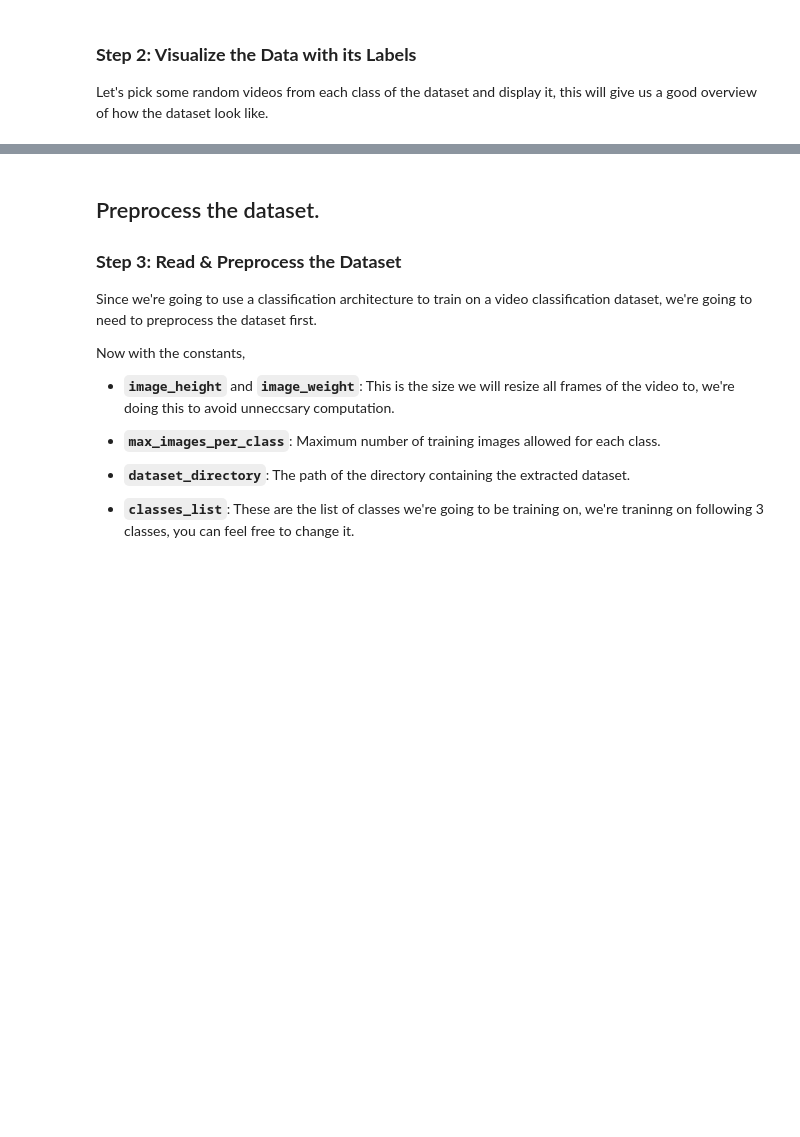
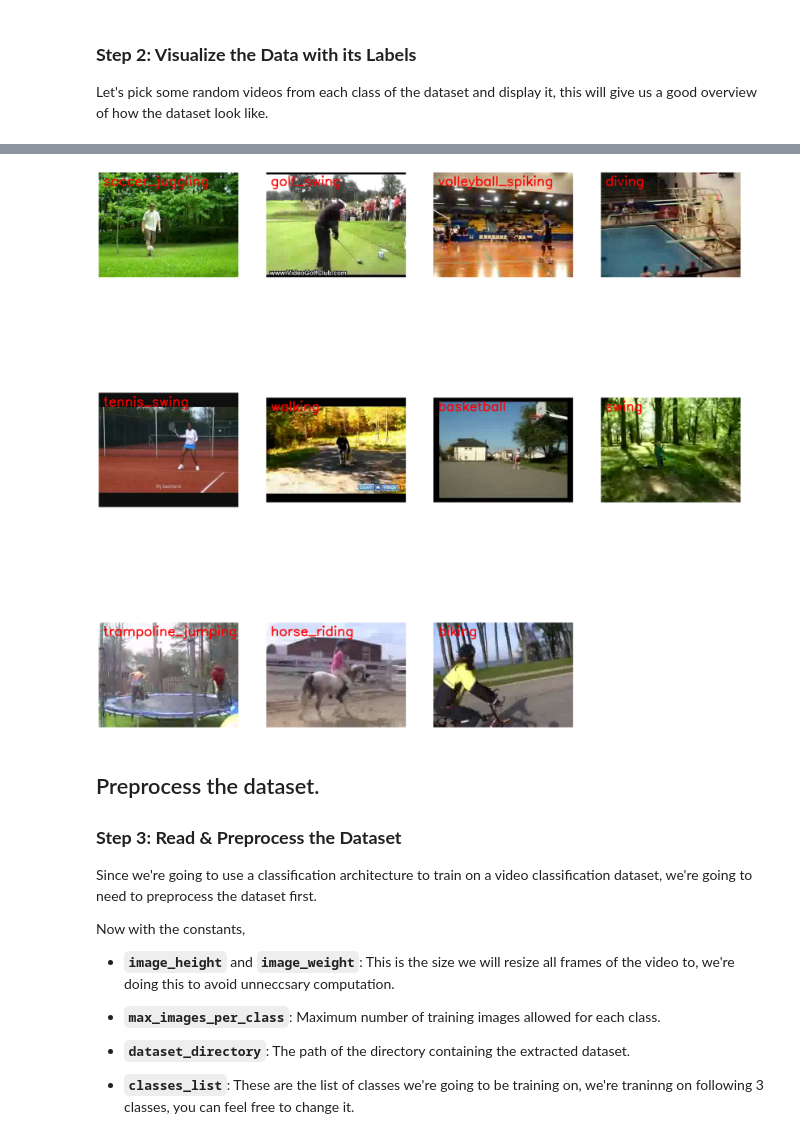
Before and after one commit to loulyp/arti560-computer-vision-labs, a Jupyter notebook: lab07-action-recognition/lab07-action-recognition-exercise.ipynb, the cells around one changed output, grey strips where cells are left out. Drawn from its saved outputs; the diff is of its cells as text; code cells hidden in the pictures; blank space fills up the shorter version.

```diff
--- a/lab07-action-recognition/lab07-action-recognition-exercise.ipynb
+++ b/lab07-action-recognition/lab07-action-recognition-exercise.ipynb
@@ -134,3 +89,61 @@ for counter, random_index in enumerate(random_range, 1):
+# %%
+plt.figure(figsize = (30, 30))
+
+# Correct base path
+base_path = 'UCF11_updated_mpg/UCF11_updated_mpg'
+
+# Get Names of all classes
+all_classes_names = [c for c in os.listdir(base_path) if not c.startswith('.')]
+
+random_range = random.sample(range(len(all_classes_names)), len(all_classes_names))
+
+for counter, random_index in enumerate(random_range, 1):
+
+    # Getting Class Name using Random Index
+    selected_class_Name = all_classes_names[random_index]
+
+    # Getting a list of all GROUP folders in a Class Directory, skip Annotation and hidden files
+    group_folders_list = [g for g in os.listdir(f'{base_path}/{selected_class_Name}')
+                          if not g.startswith('.') and g != 'Annotation']
+
+    # Randomly selecting a GROUP folder
+    selected_group = random.choice(group_folders_list)
+
+    # Get actual .mpg video files directly inside the group folder
+    video_files_names_list = [v for v in os.listdir(f'{base_path}/{selected_class_Name}/{selected_group}')
+                               if v.endswith('.mpg')]
+
+    # Skip if no valid videos found
+    if not video_files_names_list:
+        continue
+
+    selected_video_file_name = random.choice(video_files_names_list)
+
+    # Reading the Video File Using the Video Capture
+    video_reader = cv2.VideoCapture(f'{base_path}/{selected_class_Name}/{selected_group}/{selected_video_file_name}')
+
+    # Reading The First Frame of the Video File
+    _, bgr_frame = video_reader.read()
+
+    # Closing the VideoCapture object and releasing all resources.
+    video_reader.release()
+
+    # Skip if frame is empty
+    if bgr_frame is None:
+        continue
+
+    # Converting the BGR Frame to RGB Frame
+    rgb_frame = cv2.cvtColor(bgr_frame, cv2.COLOR_BGR2RGB)
+
+    # Adding The Class Name Text on top of the Video Frame.
+    cv2.putText(rgb_frame, selected_class_Name, (10, 30), cv2.FONT_HERSHEY_SIMPLEX, 1, (255, 0, 0), 2)
+
+    # Assigning the Frame to a specific position of a subplot
+    plt.subplot(3, 4, counter)
+    plt.imshow(rgb_frame)
+    plt.axis('off')
+# %% [output]
+[figure, added]
 # %% [markdown]
 ## Preprocess the dataset.
 ### **Step 3: Read & Preprocess the Dataset**
```
Also changed, not shown: parts of 5 cells of this notebook.
